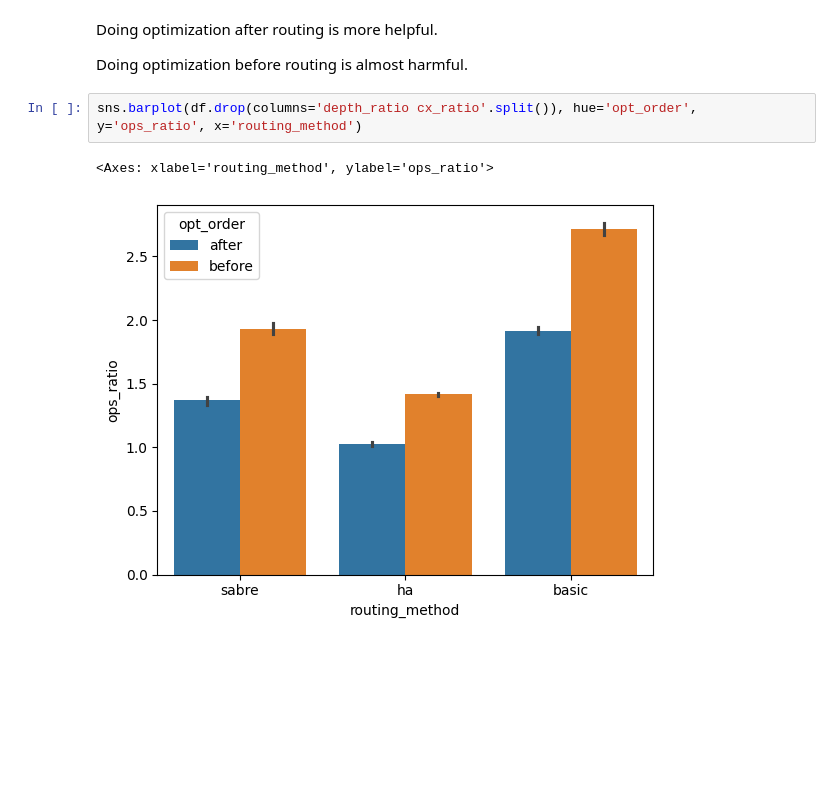
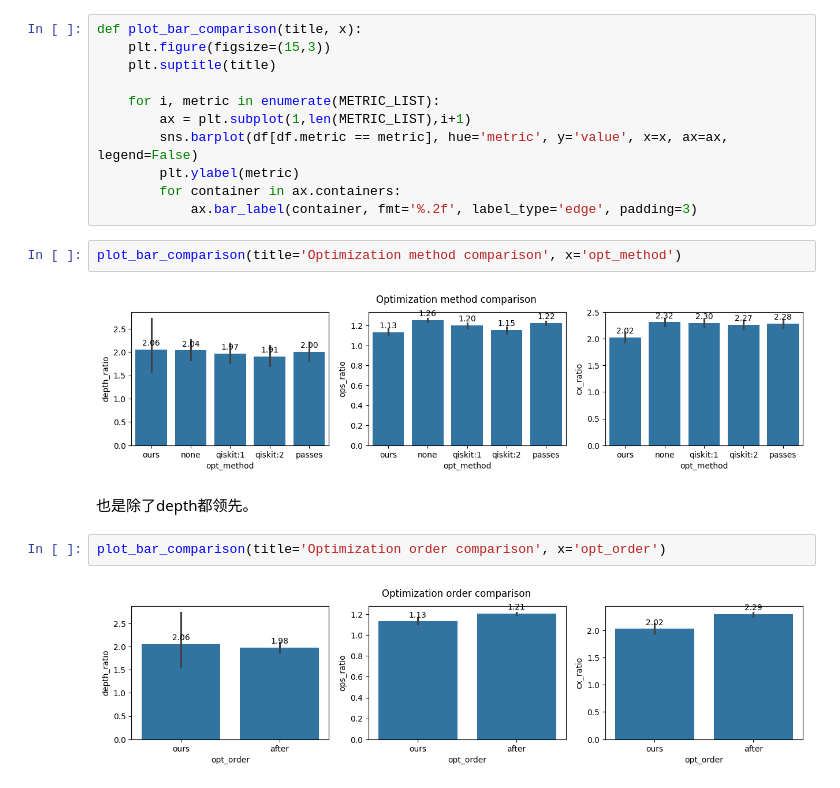
Before and after one commit to congfeng4/QuantumCompiler, a Jupyter notebook: run_baseline.ipynb, the cells around one changed output. Drawn from its saved outputs; the diff is of its cells as text; blank space fills up the shorter version.

```diff
--- a/run_baseline.ipynb
+++ b/run_baseline.ipynb
@@ -39,9 +83,21 @@ sns.barplot(df.drop(columns='depth_ratio cx_ratio'.split()), hue='opt_order', y=
+# %%
+def plot_bar_comparison(title, x):
+    plt.figure(figsize=(15,3))
+    plt.suptitle(title)
+
+    for i, metric in enumerate(METRIC_LIST):
+        ax = plt.subplot(1,len(METRIC_LIST),i+1)
+        sns.barplot(df[df.metric == metric], hue='metric', y='value', x=x, ax=ax, legend=False)
+        plt.ylabel(metric)
+        for container in ax.containers:
+            ax.bar_label(container, fmt='%.2f', label_type='edge', padding=3)
+# %%
+plot_bar_comparison(title='Optimization method comparison', x='opt_method')
+# %% [output]
+[figure, added]
 # %% [markdown]
-Doing optimization after routing is more helpful.
-
-Doing optimization before routing is almost harmful.
+也是除了depth都领先。
-# %%
-sns.barplot(df.drop(columns='depth_ratio cx_ratio'.split()), hue='opt_order', y='ops_ratio', x='routing_method')
-# %% [output]
-<Axes: xlabel='routing_method', ylabel='ops_ratio'>
-[figure, removed]
+# %%
+plot_bar_comparison(title='Optimization order comparison', x='opt_order')
+# %% [output]
+[figure, added]
```
Also changed, not shown: parts of 14 cells of this notebook, 11 other files.
